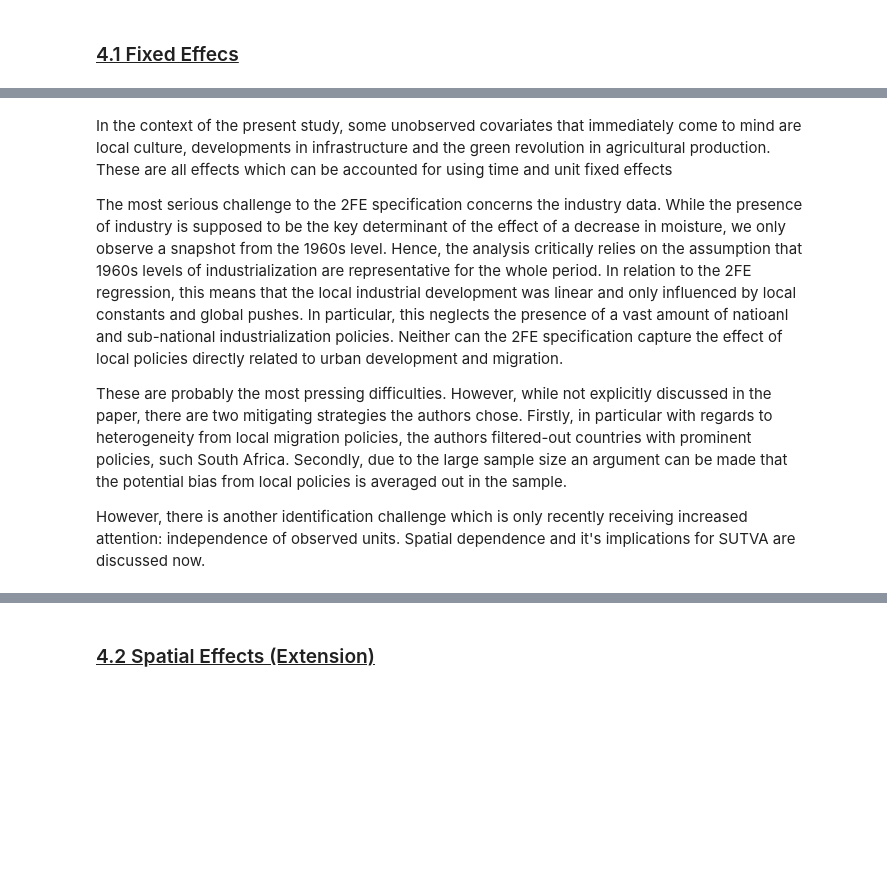
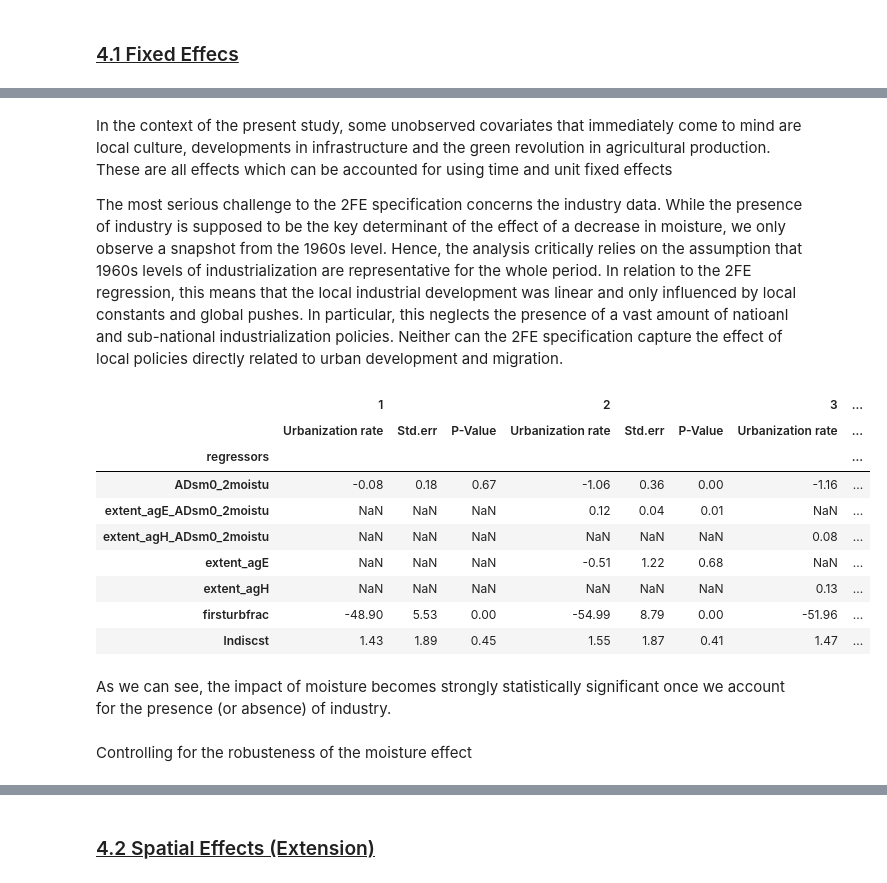
Before and after one commit to pcschreiber1/Henderson_2017_Replication, a Jupyter notebook: Replication notebook.ipynb, the cells around one changed output, grey strips where cells are left out. Cells and saved outputs as stored; diff of their text form; code cells hidden in the pictures; blank space fills up the shorter version.

```diff
--- a/Replication notebook.ipynb
+++ b/Replication notebook.ipynb
@@ -148,7 +157,49 @@ In the social science literature, two-way fixed effects (2FE) are extremely popu
 In the context of the present study, some unobserved covariates that immediately come to mind are local culture, developments in infrastructure and the green revolution in agricultural production. These are all effects which can be accounted for using time and unit fixed effects
 
 The most serious challenge to the 2FE specification concerns the industry data. While the presence of industry is supposed to be the key determinant of the effect of a decrease in moisture, we only observe a snapshot from the 1960s level. Hence, the analysis critically relies on the assumption that 1960s levels of industrialization are representative for the whole period. In relation to the 2FE regression, this means that the local industrial development was linear and only influenced by local constants and global pushes. In particular, this neglects the presence of a vast amount of natioanl and sub-national industrialization policies. Neither can the 2FE specification capture the effect of local policies directly related to urban development and migration.
-
-These are probably the most pressing difficulties. However, while not explicitly discussed in the paper, there are two mitigating strategies the authors chose. Firstly, in particular with regards to heterogeneity from local migration policies, the authors filtered-out countries with prominent policies, such South Africa. Secondly, due to the large sample size an argument can be made that the potential bias from local policies is averaged out in the sample.
-
-However, there is another identification challenge which is only recently receiving increased attention: independence of observed units. Spatial dependence and it's implications for SUTVA are discussed now.
+# %%
+regiondata = pd.read_stata("data/regiondata.dta")
+#define order of display
+regressors = ["ADsm0_2moistu",
+              "extent_agE_ADsm0_2moistu",
+              "extent_agH_ADsm0_2moistu",
+              "extent_agE",
+              "extent_agH",
+              "firsturbfrac",
+              "lndiscst"]
+
+specification = {"1": ["ADsm0_2moistu",
+                       "firsturbfrac",
+                       "lndiscst"],
+                 "2": ["ADsm0_2moistu",
+                       "extent_agE",
+                       "extent_agE_ADsm0_2moistu",
+                       "firsturbfrac",
+                       "lndiscst"],
+                 "3": ["ADsm0_2moistu",
+                       "extent_agH",
+                       "extent_agH_ADsm0_2moistu",
+                       "firsturbfrac",
+                       "lndiscst"]}
+
+#filtering out outliers
+regiondata = regiondata.query("abspctileADsm0_2moistu > 6 & abspctileADurbfrac > 6")
+#convert selected variables to permille
+regiondata.loc[:, ["extent_agE", "extent_agH","firsturbfrac", "lndiscst"]] = regiondata.loc[:, ["extent_agE", "extent_agH","firsturbfrac", "lndiscst"]] /1000
+
+get_table_2(regressors, specification, regiondata)
+# %% [output]
+|  | 1 |  |  | 2 |  |  | 3 | ... |
+|  | Urbanization rate | Std.err | P-Value | Urbanization rate | Std.err | P-Value | Urbanization rate | ... |
+| regressors |  |  |  |  |  |  |  | ... |
+| ADsm0_2moistu | -0.08 | 0.18 | 0.67 | -1.06 | 0.36 | 0.00 | -1.16 | ... |
+| extent_agE_ADsm0_2moistu | NaN | NaN | NaN | 0.12 | 0.04 | 0.01 | NaN | ... |
+| extent_agH_ADsm0_2moistu | NaN | NaN | NaN | NaN | NaN | NaN | 0.08 | ... |
+| extent_agE | NaN | NaN | NaN | -0.51 | 1.22 | 0.68 | NaN | ... |
+| extent_agH | NaN | NaN | NaN | NaN | NaN | NaN | 0.13 | ... |
+| firsturbfrac | -48.90 | 5.53 | 0.00 | -54.99 | 8.79 | 0.00 | -51.96 | ... |
+| lndiscst | 1.43 | 1.89 | 0.45 | 1.55 | 1.87 | 0.41 | 1.47 | ... |
+# %% [markdown]
+As we can see, the impact of moisture becomes strongly statistically significant once we account for the presence (or absence) of industry.
+# %% [markdown]
+Controlling for the robusteness of the moisture effect
```
Also changed, not shown: parts of 11 cells of this notebook, 1 other file.
